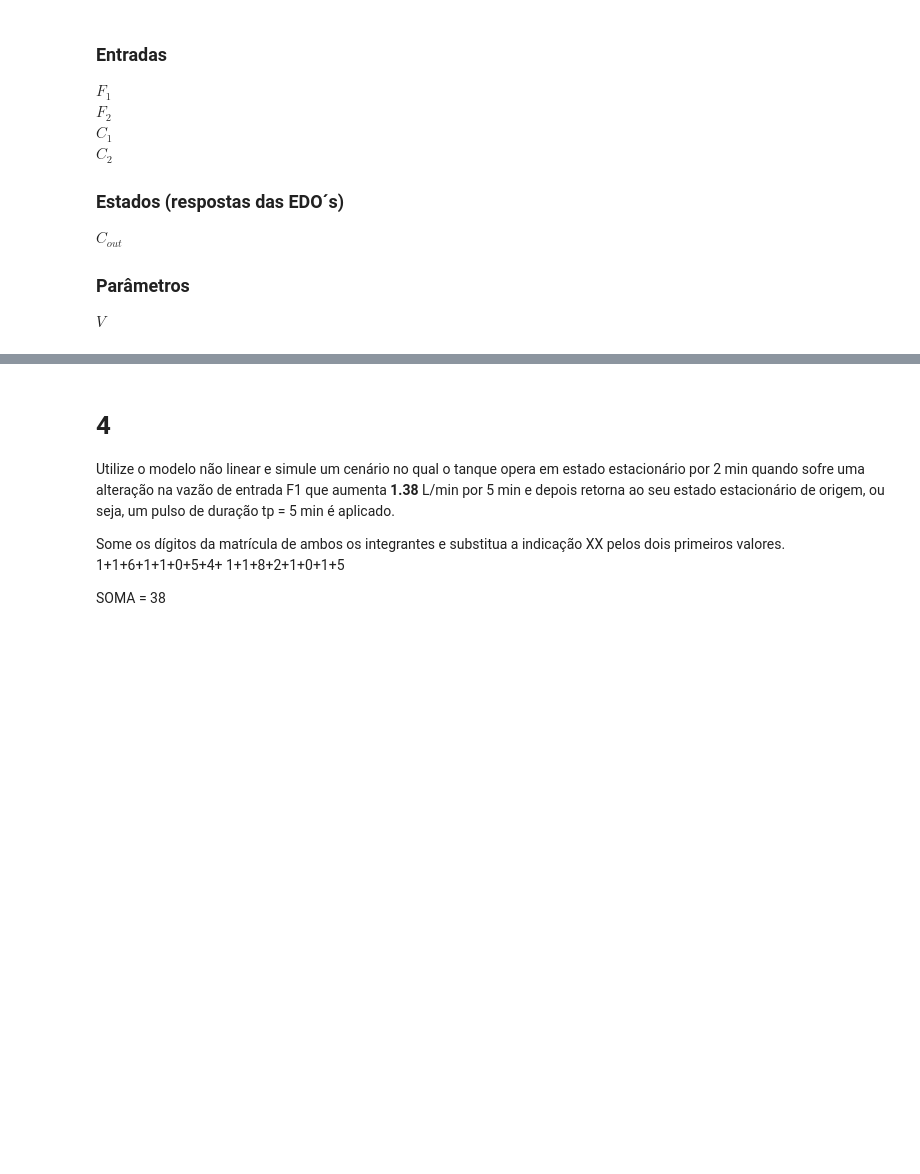
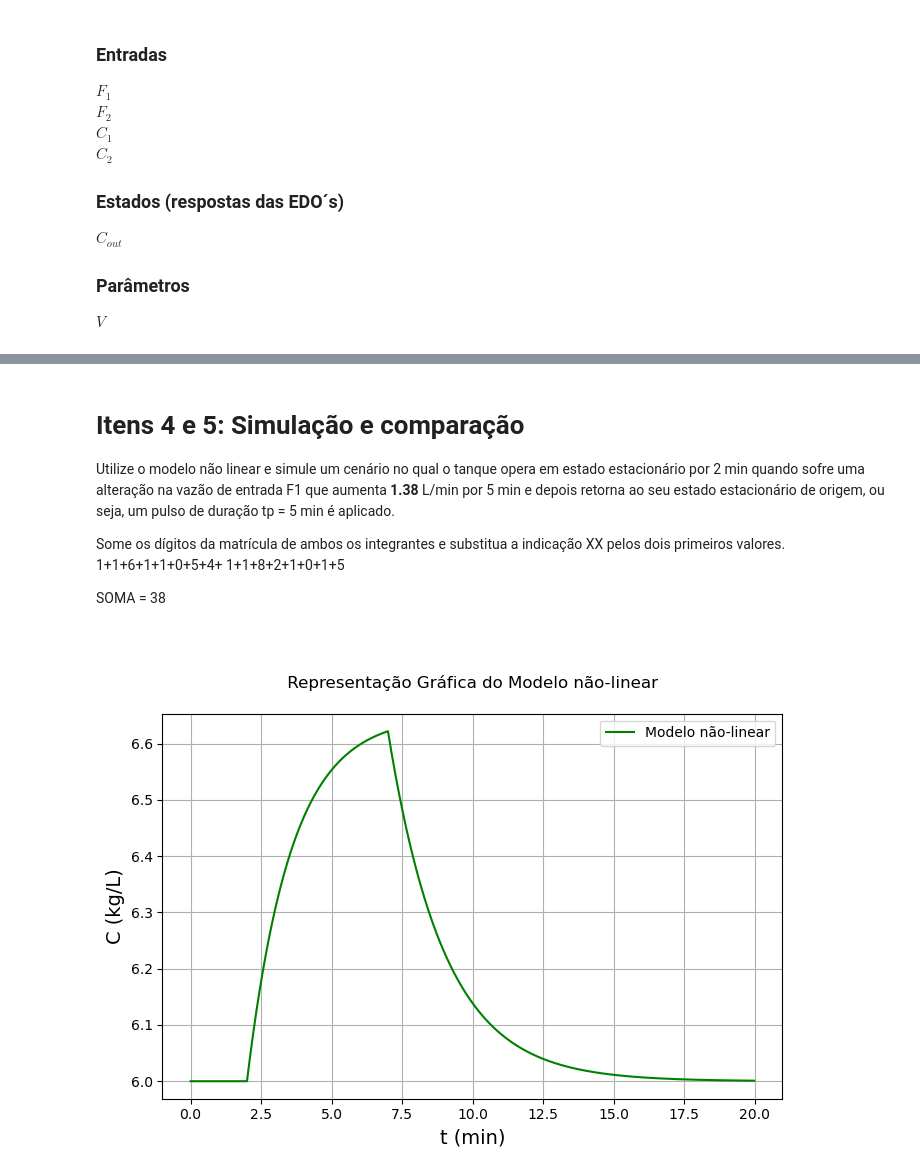
Before and after one commit to leonardomarcondelli/Chemical-Process-Control, a Jupyter notebook: Trabalho Avaliativo/Trabalho CPQ2 - Leonardo.ipynb, the cells around one changed output, grey strips where cells are left out. Drawn from its saved outputs; the diff is of its cells as text; code cells hidden in the pictures; blank space fills up the shorter version.

```diff
--- a/Trabalho Avaliativo/Trabalho CPQ2 - Leonardo.ipynb
+++ b/Trabalho Avaliativo/Trabalho CPQ2 - Leonardo.ipynb
@@ -129,0 +150,10 @@ $C_{\text {out }}^{\prime}(s)=G_1(s) F_1^{\prime}(s)+G_2(s) C_1^{\prime}(s)$
+# %%
+import sympy as sp
+
+F1, C1, F2, C2, C, V = sp.symbols('F1 C1 F2 C2 C V')
+
+dC_dt = (F1*(C1-C) + F2*(C2-C))/V
+
+M = sp.Matrix([dC_dt])
+J = M.jacobian([C1, F1, C])
+J
@@ -130,5 +189,6 @@ $C_{\text {out }}^{\prime}(s)=G_1(s) F_1^{\prime}(s)+G_2(s) C_1^{\prime}(s)$
 # %% [markdown]
-# 4
+# Itens 4 e 5: Simulação e comparação
+
 Utilize o modelo não linear e simule um cenário no qual o tanque opera em estado estacionário por 2 min quando sofre uma alteração na vazão de entrada F1 que aumenta **1.38** L/min por 5 min e depois retorna ao seu estado estacionário de origem, ou seja, um pulso de duração tp = 5 min é aplicado.
 
 Some os dígitos da matrícula de ambos os integrantes e substitua a indicação XX pelos dois primeiros valores.
@@ -139 +237,28 @@ SOMA = 38
+# %%
+t0 = 0 # tempo inicial
+tf = 20 # tempo final
+dt = 0.01 # intervalo de tempo
+
+# vetor de valores de tempo para integração numérica [0, 0.1, 0.2, ..., 20]
+tspan = np.arange(t0,tf,dt)
+n = len(tspan)
+
+# condição inicial C(0) = Css = 6 kg/L
+yss = 6
+y0 = yss
+# %%
+u = 2.0 # F1
+
+y1 = odeint(modelo1, y0, tspan, args=(u,) )
+# %%
+plt.figure(figsize = (8,5))
+plt.title('\n \n Representação Gráfica do Modelo não-linear \n')
+plt.plot(tspan,y1,'g',label='Modelo não-linear')
+plt.legend()
+plt.ylabel('C (kg/L)',fontsize=14)
+plt.xlabel('t (min)',fontsize=14)
+plt.grid(True)
+plt.show()
+# %% [output]
+[figure, added]
 # %% [markdown]
```
Also changed, not shown: parts of 36 cells of this notebook.
